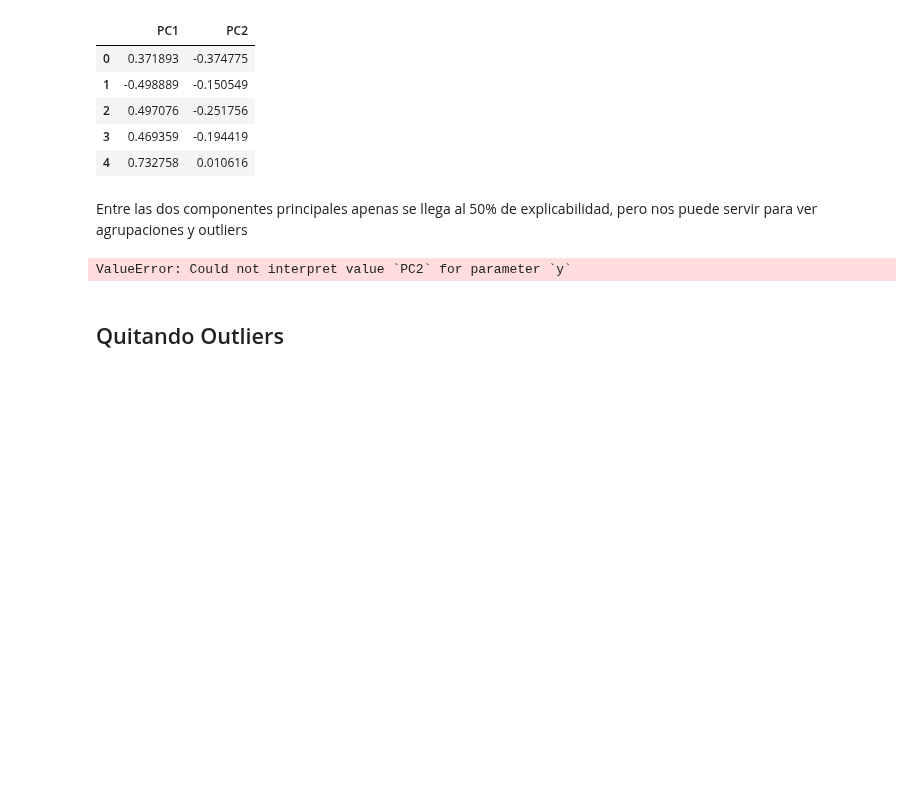
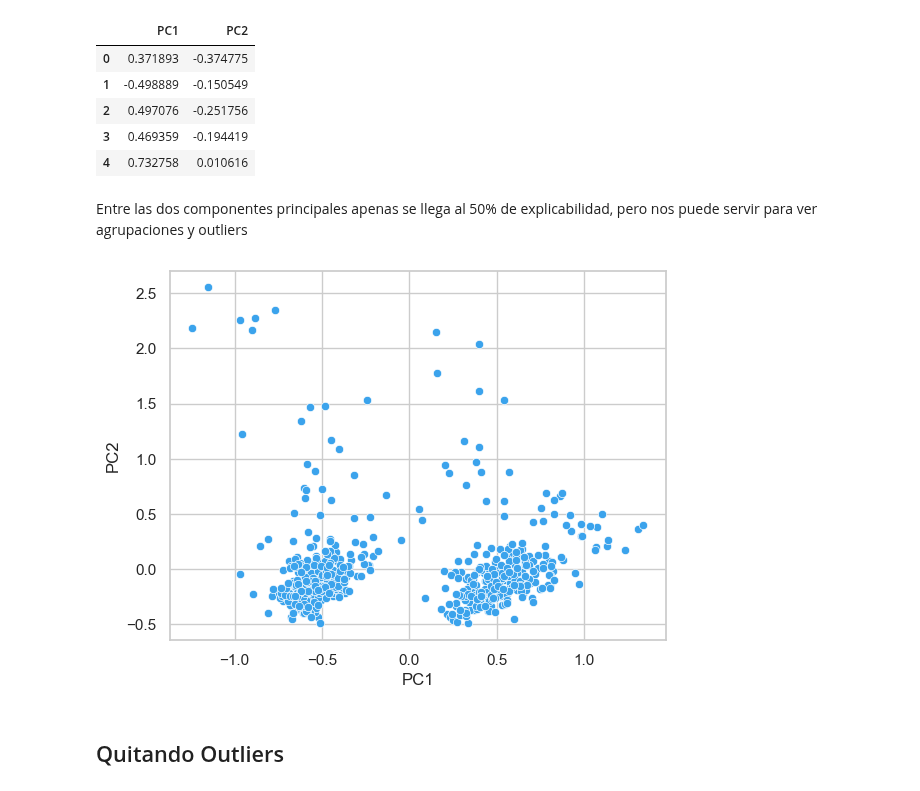
Before and after one commit to DomingoLopez/ClubFansIris, a Jupyter notebook: preprocesamiento/preprocesamiento.ipynb, the cells around one changed output. Saved outputs shown, nothing was run; the diff lists cells and outputs as text; code cells hidden in the pictures; blank space fills up the shorter version.

Commit message:
Añadido Visualización de Variables

```diff
--- a/preprocesamiento/preprocesamiento.ipynb
+++ b/preprocesamiento/preprocesamiento.ipynb
@@ -468,10 +498,10 @@ pca_df_scaled.head()
 Entre las dos componentes principales apenas se llega al 50% de explicabilidad, pero nos puede servir para ver agrupaciones y outliers
 # %%
 # Representamos el pca en 2D
-sns.scatterplot(pca_df_scaled,x="PC1",y="PC2", color="#3BA3EC")
+sns.scatterplot(data = pca_df_scaled,x="PC1",y="PC2", color="#3BA3EC")
 plt.show()
 # %% [output]
-ValueError: Could not interpret value `PC2` for parameter `y`
+[figure, added]
 # %% [markdown]
 ## Quitando Outliers
 # %%
```
Also changed, not shown: parts of 4 cells of this notebook.
